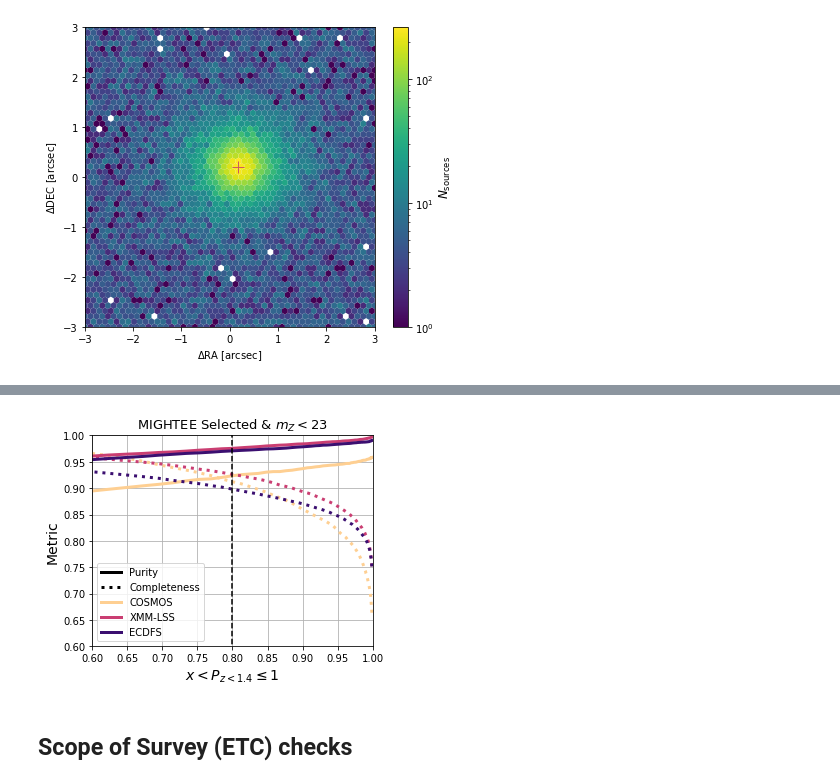
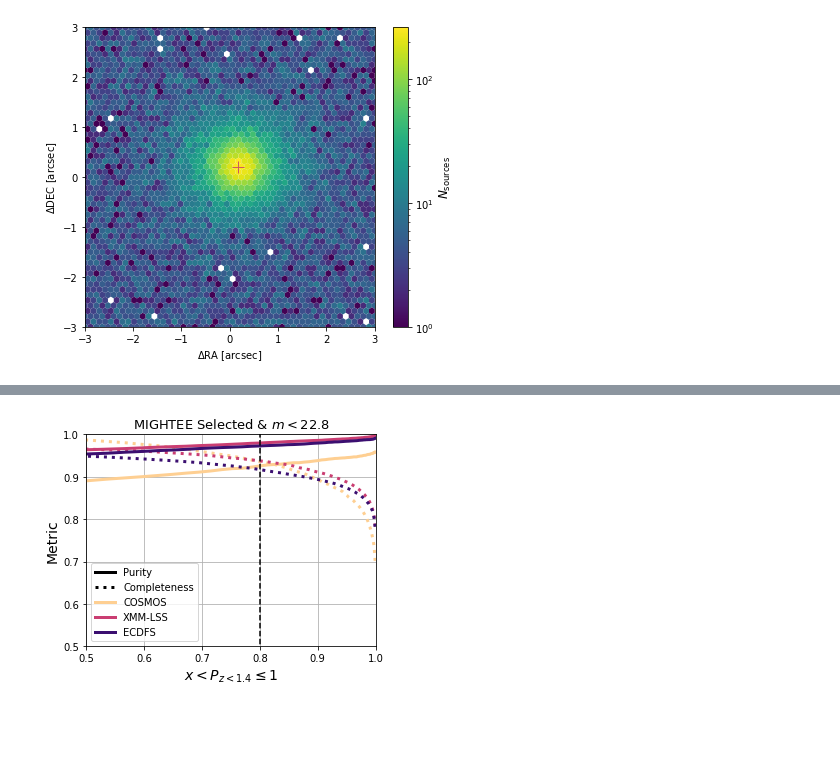
Before and after one commit to orchidss/selection, a Jupyter notebook: Notebooks/oDEEP_Selection_and_Validation.ipynb, the cells around one changed output, grey strips where cells are left out. Cells and saved outputs as stored; diff of their text form; code cells hidden in the pictures; blank space fills up the shorter version.

```diff
--- a/Notebooks/oDEEP_Selection_and_Validation.ipynb
+++ b/Notebooks/oDEEP_Selection_and_Validation.ipynb
@@ -465,0 +458,6 @@ pcut = 0.80
+# %%
+radio_flux_cut = 15
+radio_snr_cut = 3
+maglim = 22.8
+mag_col = 'mag_Zt'
+pcut = 0.8
@@ -693,32 +701,30 @@ for i, c in enumerate(ccuts):
 # %%
 Fig, Ax = plt.subplots(1,1, figsize=(5, 4))
 
 cols = plt.cm.magma_r(np.linspace(0.1, 0.8, 3))
 
 #Tw = Ax.twinx()
 Ax.plot(-1, -1, 'k', lw=3, label='Purity')
 Ax.plot(-1, -1, 'k:', lw=3, label='Completeness')
 
 Ax.plot(ccuts, cos_purity, color=cols[0], lw=3, label='COSMOS')
 Ax.plot(ccuts, cos_completeness, color=cols[0], ls=':', lw=3)
 Ax.plot(ccuts, xmm_purity, color=cols[1], lw=3, label='XMM-LSS')
 Ax.plot(ccuts, xmm_completeness, color=cols[1], lw=3, ls=':')
 Ax.plot(ccuts, cdfs_purity, color=cols[2], lw=3, label='ECDFS')
 Ax.plot(ccuts, cdfs_completeness, color=cols[2], lw=3, ls=':')
 
-Ax.set_xlim([0.6, 1.0])
-Ax.set_ylim([0.6, 1.0])
+Ax.set_xlim([0.5, 1.0])
+Ax.set_ylim([0.5, 1.0])
 #Ax.plot([0, 1], [0.85, 0.85], 'k--', alpha=0.5)
 Ax.grid()
-Ax.plot([0.80, 0.80], [0., 1.0], 'k--')
+Ax.plot([pcut, pcut], [0., 1.0], 'k--')
 Ax.set_xlabel('$x < P_{z<1.4} \leq 1$', size=14)
 Ax.set_ylabel('Metric', size=14)
-Ax.set_title(r'MIGHTEE Selected & $m_{Z} < 23$', size=13)
+Ax.set_title(f'MIGHTEE Selected & $m < {maglim}$', size=13)
 Leg = Ax.legend(loc='lower left')
 
 Fig.tight_layout()
 Fig.savefig(f'Figures/ddf_purity_completeness_Z{maglim}_P140.pdf', format='pdf')
 # %% [output]
-[figure, old version]
+[figure, new version]
-# %% [markdown]
-## Scope of Survey (ETC) checks
```
Also changed, not shown: parts of 34 cells of this notebook, 6 other files.
